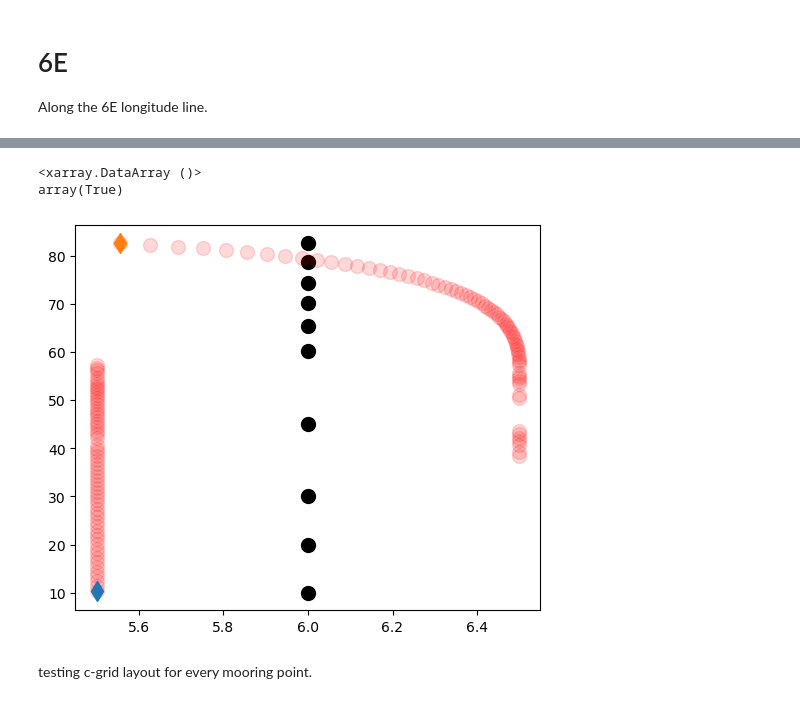
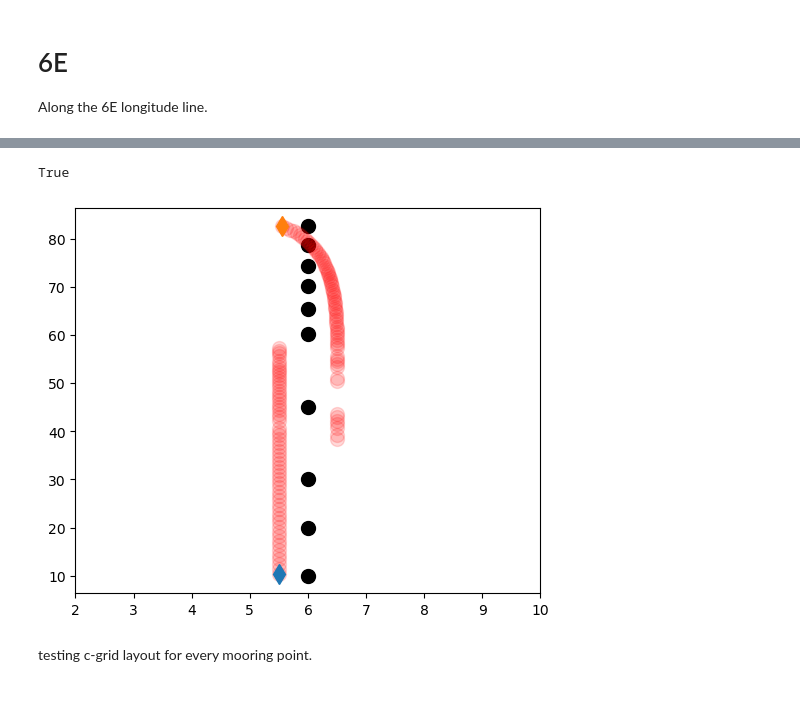
Before and after one commit to Mikejmnez/Ospy_Notebooks, a Jupyter notebook: ospy_mooring_latest.ipynb, the cells around one changed output, grey strips where cells are left out. Saved outputs shown, nothing was run; the diff lists cells and outputs as text; code cells hidden in the pictures.

```diff
--- a/ospy_mooring_latest.ipynb
+++ b/ospy_mooring_latest.ipynb
@@ -988,20 +933,19 @@ Wall time: 2.66 s
 # %%
-(abs(od_moor6E._ds['diffX'])+abs(od_moor6E._ds['diffY'])==1).all()
+(abs(od_moor6E._ds['diffX'])+abs(od_moor6E._ds['diffY'])==1).values.all()
 # %% [output]
-<xarray.DataArray ()>
-array(True)
+True
 # %%
 XC6E, YC6E = od_moor6E._ds['XC'].squeeze(), od_moor6E._ds['YC'].squeeze()
 # %%
 fig = plt.figure(figsize=(6, 5), facecolor='w')
 plt.plot(lons6E, lats_6E, 'k', ls='', lw=2, marker='o', markersize=10)
 plt.plot(XC6E, YC6E, 'r',ls='', marker='o', markersize=10, alpha=0.15)
 plt.plot(XC6E[0], YC6E[0], marker='d', markersize=10)
 plt.plot(XC6E[-1], YC6E[-1], marker='d', markersize=10)
-# plt.ylim(72, 80)
+plt.xlim(2, 10)
 plt.show()
 # %% [output]
-[figure, old version]
+[figure, new version]
 # %% [markdown]
 <span style='font-family:serif'> <font size="5.5"> testing c-grid layout for every mooring point.
 # %%
```
Also changed, not shown: parts of 20 cells of this notebook.
